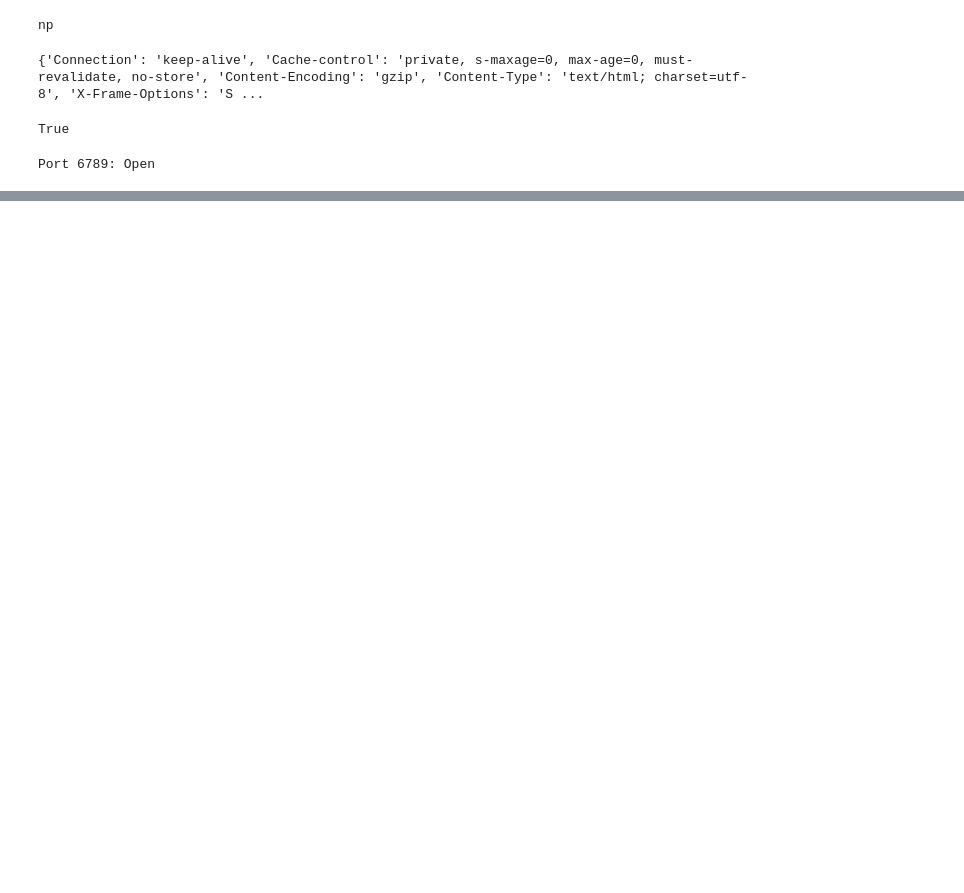
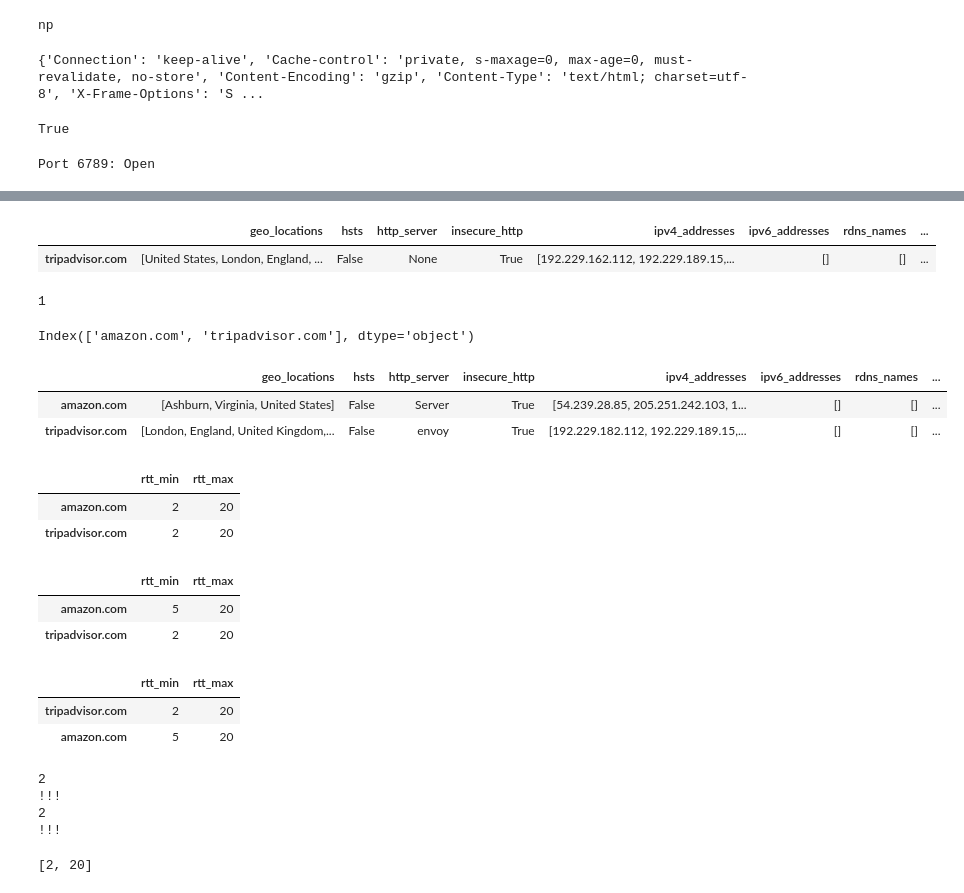
Before and after one commit to ckive/Network-scanner, a Jupyter notebook: Untitled.ipynb, the cells around one changed output, grey strips where cells are left out. Drawn from its saved outputs; the diff is of its cells as text; code cells hidden in the pictures; blank space fills up the shorter version.

```diff
--- a/Untitled.ipynb
+++ b/Untitled.ipynb
@@ -55,0 +160,21 @@ def root_ca(target):
+# %%
+df_n = pd.DataFrame(df[df['rtt_range'].map(len) > 0])
+df_n
+# %% [output]
+|  | geo_locations | hsts | http_server | insecure_http | ipv4_addresses | ipv6_addresses | rdns_names | ... |
+| tripadvisor.com | [United States, London, England, ... | False | None | True | [192.229.162.112, 192.229.189.15,... | [] | [] | ... |
+# %%
+len(df_n)
+# %% [output]
+1
+# %%
+df_n.index
+# %% [output]
+Index(['amazon.com', 'tripadvisor.com'], dtype='object')
+# %%
+df_n[['rtt_min', 'rtt_max']] = pd.DataFrame(df_n.rtt_range.tolist(), index=df_n.index)
+df_n
+# %% [output]
+|  | geo_locations | hsts | http_server | insecure_http | ipv4_addresses | ipv6_addresses | rdns_names | ... |
+| amazon.com | [Ashburn, Virginia, United States] | False | Server | True | [54.239.28.85, 205.251.242.103, 1... | [] | [] | ... |
+| tripadvisor.com | [London, England, United Kingdom,... | False | envoy | True | [192.229.182.112, 192.229.189.15,... | [] | [] | ... |
@@ -55,0 +183,13 @@ def root_ca(target):
+# %%
+df3
+# %% [output]
+|  | rtt_min | rtt_max |
+| amazon.com | 2 | 20 |
+| tripadvisor.com | 2 | 20 |
+# %%
+df3.iloc[0]['rtt_min'] = 5
+df3
+# %% [output]
+|  | rtt_min | rtt_max |
+| amazon.com | 5 | 20 |
+| tripadvisor.com | 2 | 20 |
@@ -55,0 +198,21 @@ def root_ca(target):
+# %%
+df3
+# %% [output]
+|  | rtt_min | rtt_max |
+| tripadvisor.com | 2 | 20 |
+| amazon.com | 5 | 20 |
+# %%
+for i in range(0, df3.shape[0]):
+    print(df3.iloc[i][0])
+    print("!!!")
+# %% [output]
+2
+!!!
+2
+!!!
+# %%
+for i in range(0, df2.shape[0]):
+    rowSeries = df2.iloc[i]
+print(rowSeries)
+# %% [output]
+[2, 20]
```
Also changed, not shown: parts of 30 cells of this notebook, 12 other files.
